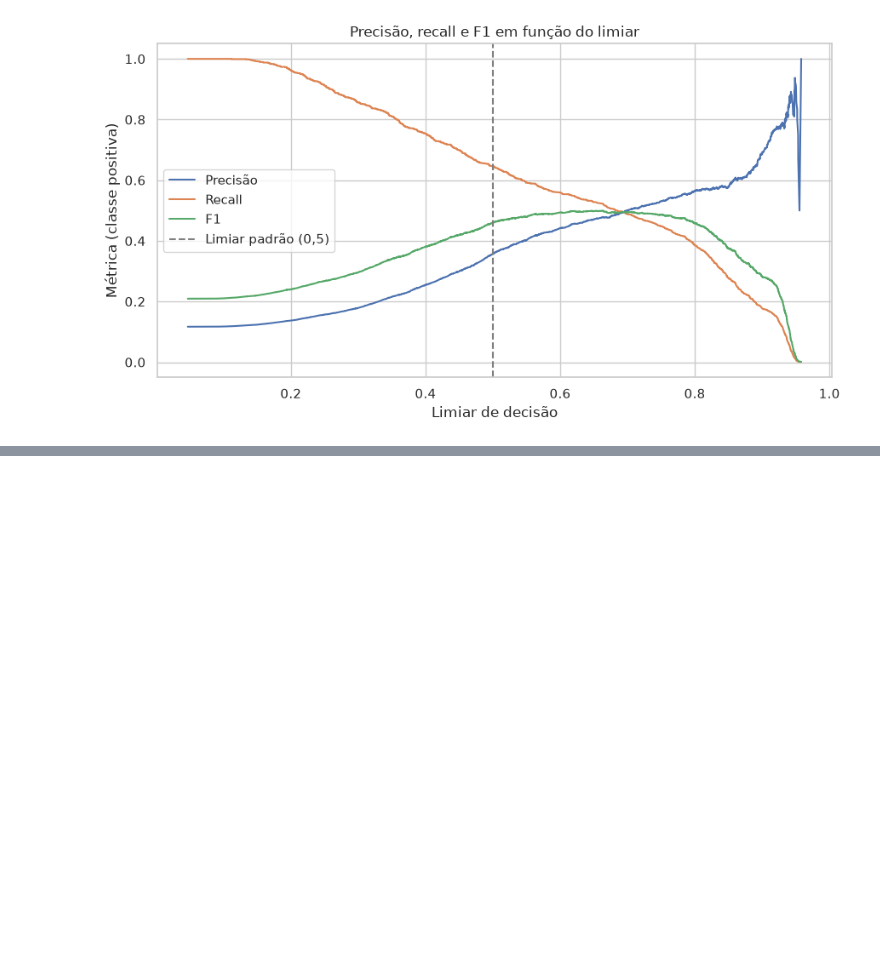
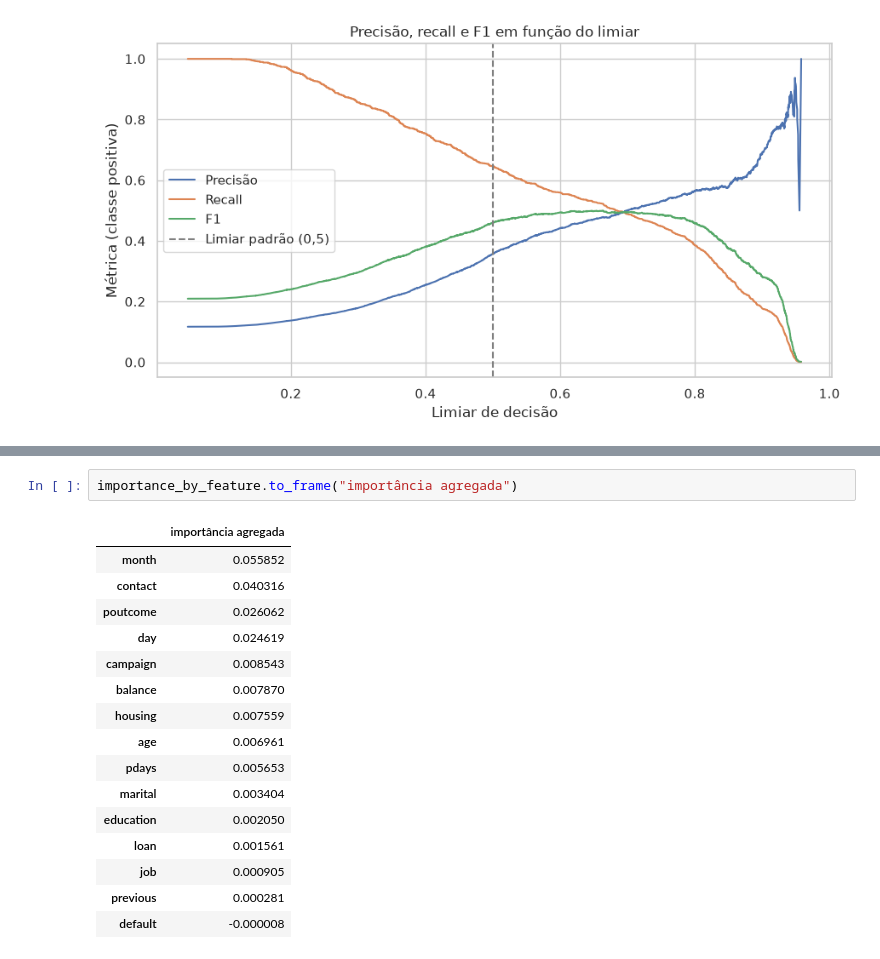
Before and after one commit to solanojacon/keyrus, a Jupyter notebook: bank_marketing.ipynb, the cells around one changed output, grey strips where cells are left out. Cells and saved outputs as stored; diff of their text form; blank space fills up the shorter version.

```diff
--- a/bank_marketing.ipynb
+++ b/bank_marketing.ipynb
@@ -547,0 +584,19 @@ plt.show()
+# %%
+importance_by_feature.to_frame("importância agregada")
+# %% [output]
+|  | importância agregada |
+| month | 0.055852 |
+| contact | 0.040316 |
+| poutcome | 0.026062 |
+| day | 0.024619 |
+| campaign | 0.008543 |
+| balance | 0.007870 |
+| housing | 0.007559 |
+| age | 0.006961 |
+| pdays | 0.005653 |
+| marital | 0.003404 |
+| education | 0.002050 |
+| loan | 0.001561 |
+| job | 0.000905 |
+| previous | 0.000281 |
+| default | -0.000008 |
```
Also changed, not shown: parts of 6 cells of this notebook, 1 other file.
